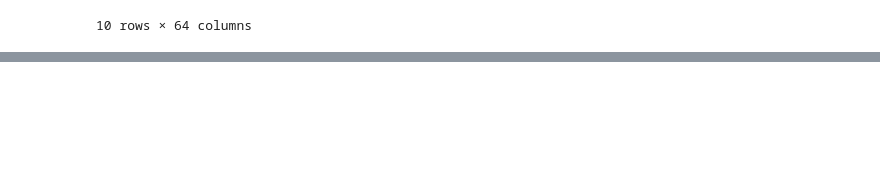
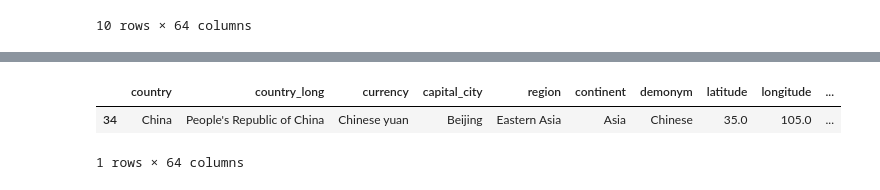
Before and after one commit to Mayankjoshi009/Python-, a Jupyter notebook: Pandas/Data Extraction.ipynb, the cells around one changed output, grey strips where cells are left out. Saved outputs shown, nothing was run; the diff lists cells and outputs as text; code cells hidden in the pictures; blank space fills up the shorter version.

```diff
--- a/Pandas/Data Extraction.ipynb
+++ b/Pandas/Data Extraction.ipynb
@@ -130,0 +145,6 @@ df[df['region']=='Eastern Europe']
+# %%
+df[df['population'] == df['population'].nlargest(2).iloc[1]]
+# %% [output]
+|  | country | country_long | currency | capital_city | region | continent | demonym | latitude | longitude | ... |
+| 34 | China | People's Republic of China | Chinese yuan | Beijing | Eastern Asia | Asia | Chinese | 35.0 | 105.0 | ... |
+1 rows × 64 columns
```
Also changed, not shown: parts of 6 cells of this notebook.
